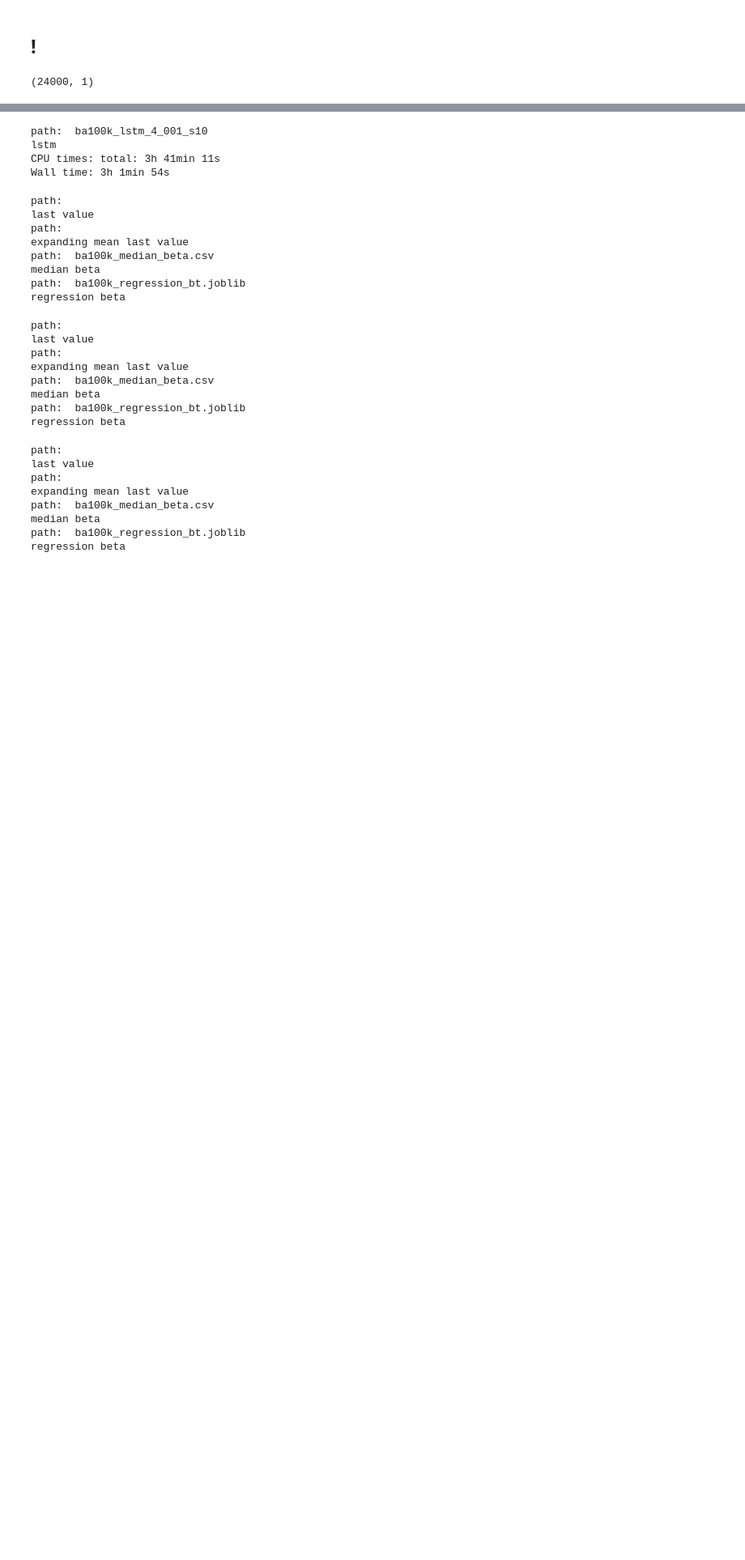
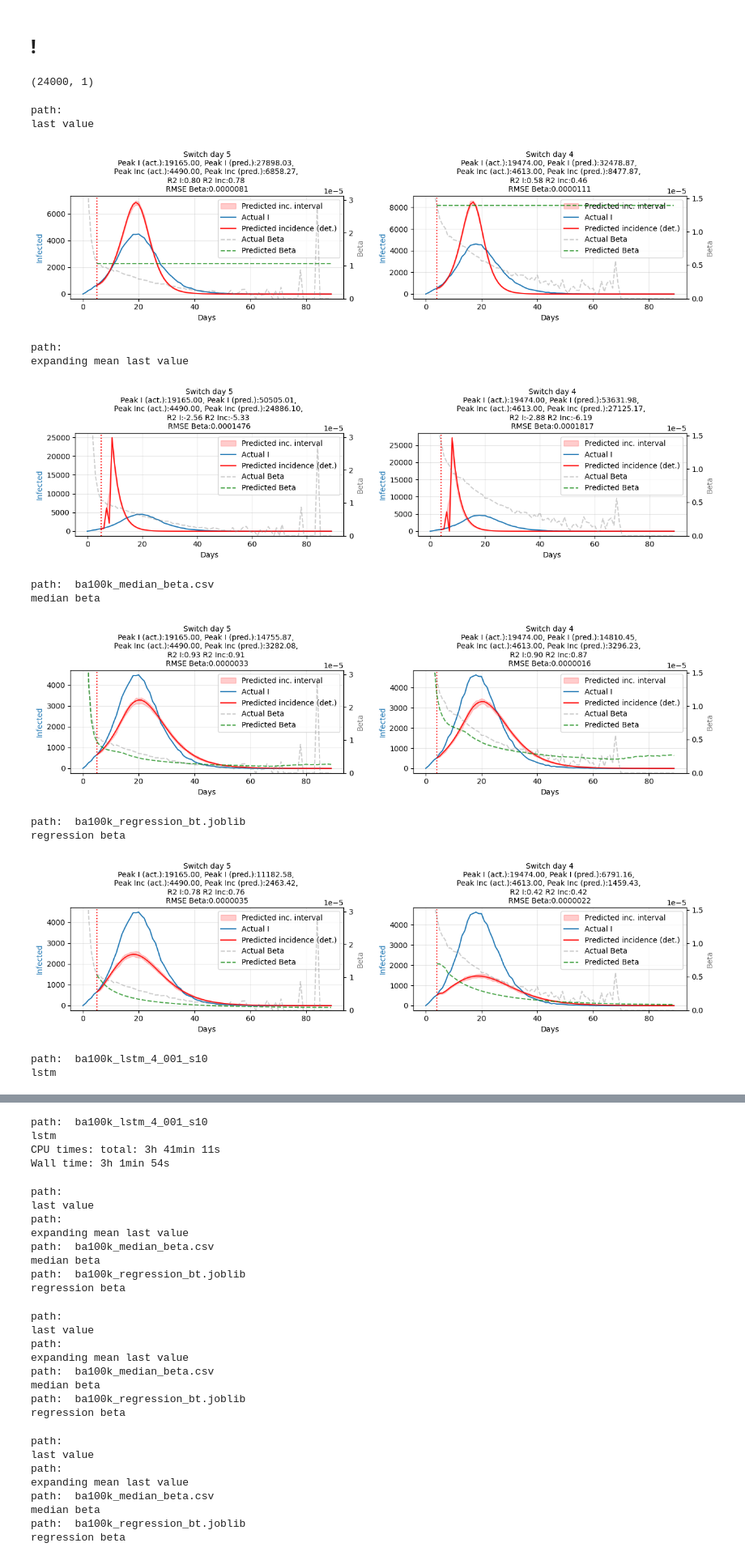
Before and after one commit to Mpkosh/network_hybrid_33, a Jupyter notebook: apply_and_see-Copy1.ipynb, the cells around one changed output, grey strips where cells are left out. Shown at 81% size. Cells and saved outputs as stored; diff of their text form; code cells hidden in the pictures; blank space fills up the shorter version.

```diff
--- a/apply_and_see-Copy1.ipynb
+++ b/apply_and_see-Copy1.ipynb
@@ -30,8 +30,12 @@ def apply_methods(seed_dirs='initial_data/initial_data_ba_10000/',
                   switch_on_incidence=False,
                  idx_s=0, idx_e=11, show_fig_flag=False,
                  is_filename=False, sigma=0.1, gamma=0.08, perc_switch=0.01,
-                 suff_m='sw100k', suff='sw100k'):
+                 suff_m='sw100k', suff='sw100k', count_stoch_line=0):
 
+    if count_stoch_line > 0:
+        stochastic=True
+    else:
+        stochastic=False
     #df_seeds = pd.read_csv(df_seeds)
     if is_filename:
         col = 'file'
@@ -75,7 +79,8 @@ def apply_methods(seed_dirs='initial_data/initial_data_ba_10000/',
                 all_rmse_I, all_rmse_Inc, all_rmse_Beta, \
                     all_r2, all_r2_Inc, all_peak, \
                     execution_time, start_days = plot_hyb.main_f(I_prediction_method='seir',
-                                        stochastic=False, count_stoch_line=0,
+                                        stochastic=stochastic,
+                                        count_stoch_line=count_stoch_line,
                                         beta_prediction_method=beta_pred,
                                         type_start_day=type_start_day,
                                         seed_numbers=seed_numbers,
@@ -123,3 +128,28 @@ sw = pd.read_csv('ba_test_files.csv').values
 sw.shape
 # %% [output]
 (24000, 1)
+# %%
+k = 2020
+apply_methods(#seed_dirs="../hybrid_surrogate/sim_data/new_ba_100000/",
+                seed_dirs="../new_ba_100000/",
+              seed_numbers=sw[k:k+2], on_incidence=True,
+              switch_on_incidence=False,
+              idx_s=0, idx_e=5, show_fig_flag=True,
+             is_filename=True, sigma=0.3, gamma=0.2,
+              perc_switch=0.01,
+             suff_m='ba100k', suff=f'ba100k_sI_01', count_stoch_line=30)
+# %% [output]
+path:
+last value
+[figure, added]
+path:
+expanding mean last value
+[figure, added]
+path:  ba100k_median_beta.csv
+median beta
+[figure, added]
+path:  ba100k_regression_bt.joblib
+regression beta
+[figure, added]
+path:  ba100k_lstm_4_001_s10
+lstm
```
Also changed, not shown: parts of 2 cells of this notebook, 2 other files.
